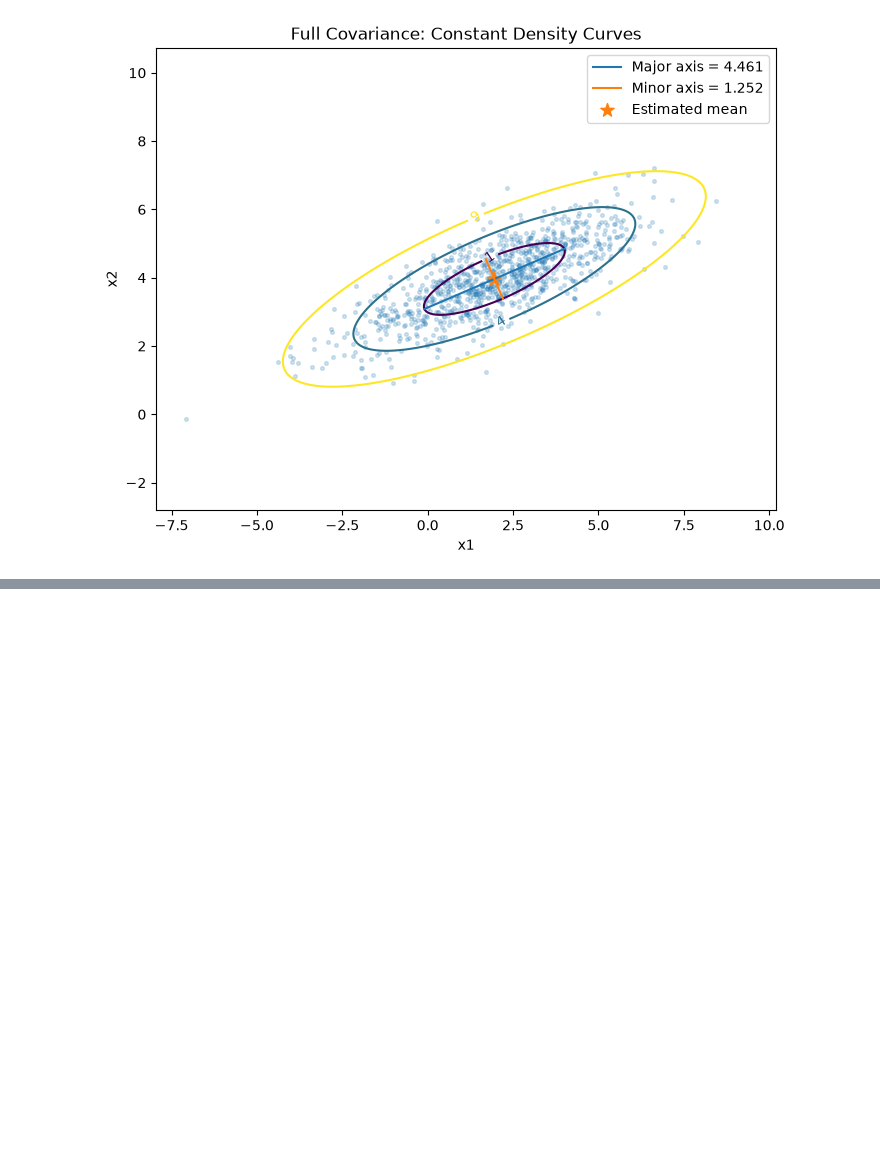
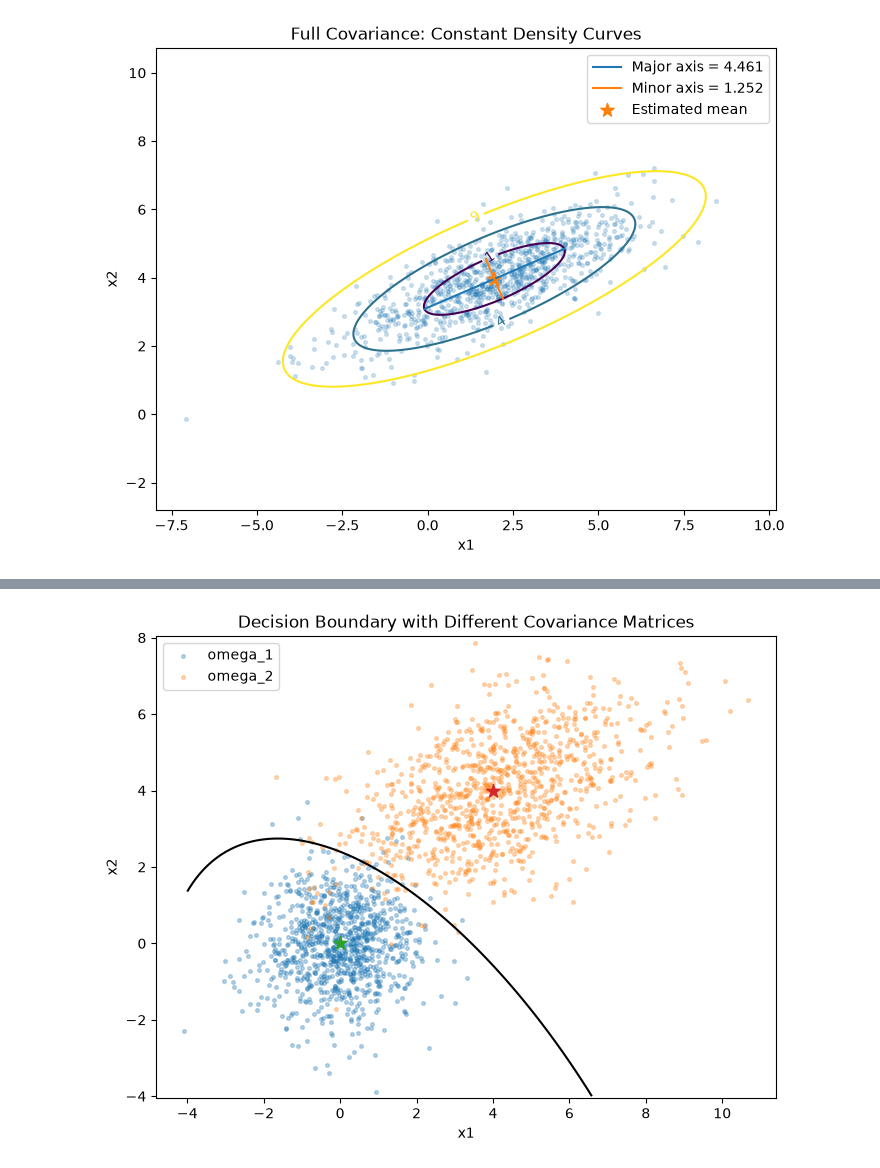
Before and after one commit to karywnl/pattern-recognition, a Jupyter notebook: lab4/lab4.ipynb, the cells around one changed output, grey strips where cells are left out. Cells and saved outputs as stored; diff of their text form; code cells hidden in the pictures; blank space fills up the shorter version.

```diff
--- a/lab4/lab4.ipynb
+++ b/lab4/lab4.ipynb
@@ -327,0 +452,44 @@ plt.show()
+# %%
+C_1_unequal_inv = np.linalg.inv(C_1_unequal)
+C_2_unequal_inv = np.linalg.inv(C_2_unequal)
+
+C_1_log_det = np.log(np.linalg.det(C_1_unequal))
+C_2_log_det = np.log(np.linalg.det(C_2_unequal))
+
+g_1_unequal = np.zeros_like(x_decision_grid)
+g_2_unequal = np.zeros_like(x_decision_grid)
+# %%
+for i in range(x_decision_grid.shape[0]):
+    for j in range(x_decision_grid.shape[1]):
+        point = np.array([[x_decision_grid[i, j]],
+                          [y_decision_grid[i, j]]])
+
+        deviation_1 = point - mean_1
+        deviation_2 = point - mean_2
+
+        g_1_unequal[i, j] = (-0.5 * (deviation_1.T @ C_1_unequal_inv @ deviation_1).item()
+                              - 0.5 * C_1_log_det)
+        g_2_unequal[i, j] = (-0.5 * (deviation_2.T @ C_2_unequal_inv @ deviation_2).item()
+                              - 0.5 * C_2_log_det)
+# %%
+plt.figure(figsize=(8, 6))
+plt.scatter(Y_1[:, 0], Y_1[:, 1], alpha=0.3, s=7, label="omega_1")
+plt.scatter(Y_2_unequal[:, 0], Y_2_unequal[:, 1], alpha=0.3, s=7, label="omega_2")
+
+plt.contour(
+    x_decision_grid,
+    y_decision_grid,
+    g_1_unequal - g_2_unequal,
+    levels=[0],
+    colors="black"
+)
+plt.scatter(mu_1[0], mu_1[1], marker="*", s=100)
+plt.scatter(mu_2[0], mu_2[1], marker="*", s=100)
+plt.xlabel("x1")
+plt.ylabel("x2")
+plt.title("Decision Boundary with Different Covariance Matrices")
+plt.legend()
+plt.axis("equal")
+plt.show()
+# %% [output]
+[figure, added]
```
Also changed, not shown: parts of 12 cells of this notebook.
